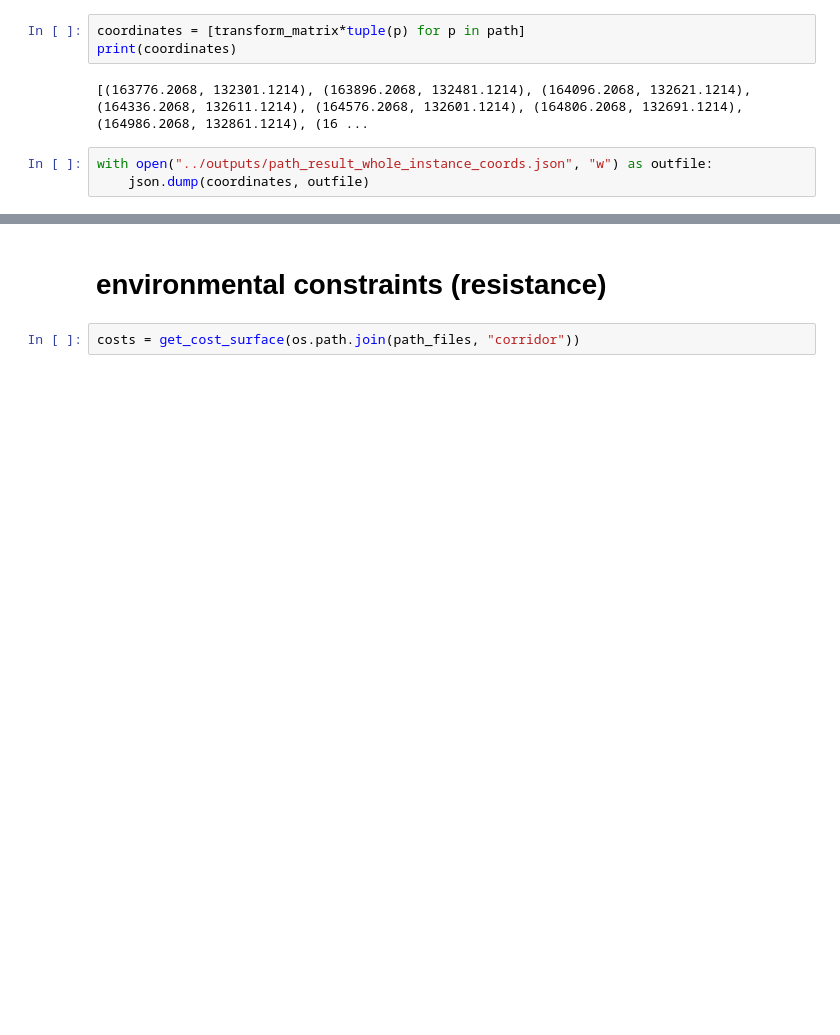
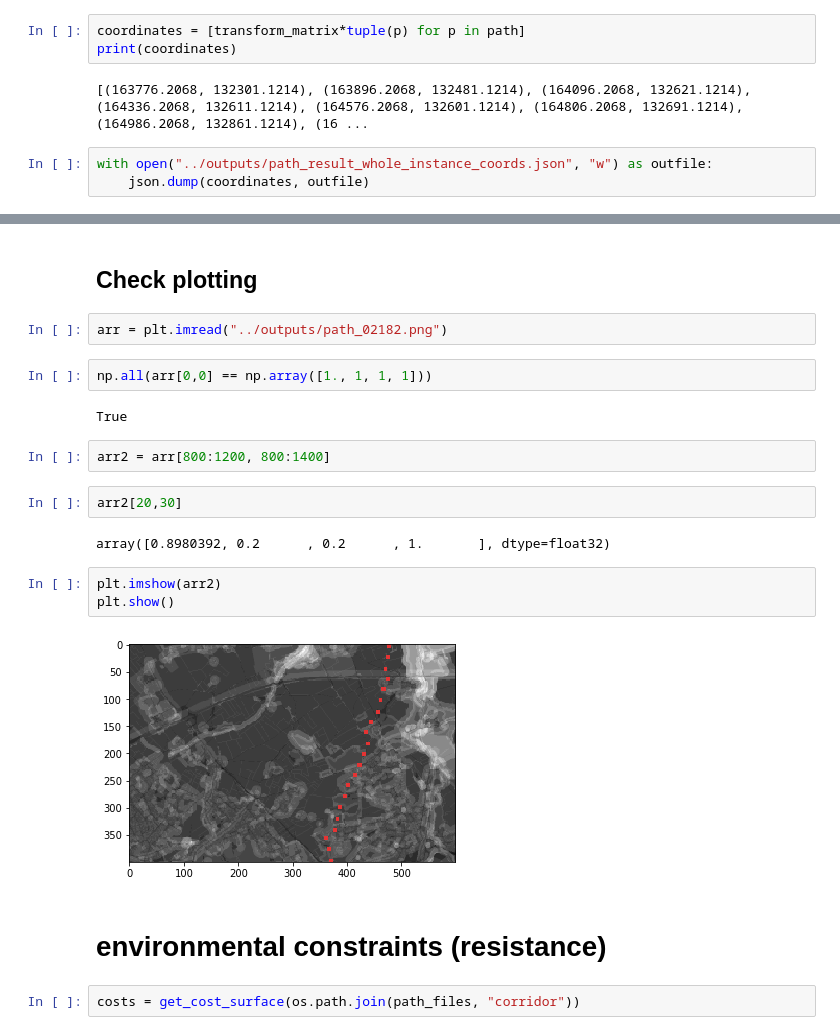
Before and after one commit to NinaWie/PowerPlanner, a Jupyter notebook: notebooks/constraints.ipynb, the cells around one changed output, grey strips where cells are left out. Drawn from its saved outputs; the diff is of its cells as text; blank space fills up the shorter version.

```diff
--- a/notebooks/constraints.ipynb
+++ b/notebooks/constraints.ipynb
@@ -69,3 +95,22 @@ with open("../outputs/path_result_whole_instance_coords.json", "w") as outfile:
+# %% [markdown]
+## Check plotting
+# %%
+arr = plt.imread("../outputs/path_02182.png")
+# %%
+np.all(arr[0,0] == np.array([1., 1, 1, 1]))
+# %% [output]
+True
+# %%
+arr2 = arr[800:1200, 800:1400]
+# %%
+arr2[20,30]
+# %% [output]
+array([0.8980392, 0.2      , 0.2      , 1.       ], dtype=float32)
+# %%
+plt.imshow(arr2)
+plt.show()
+# %% [output]
+[figure, added]
 # %% [markdown]
 # environmental constraints (resistance)
 # %%
```
Also changed, not shown: parts of 13 cells of this notebook, 4 other files.
